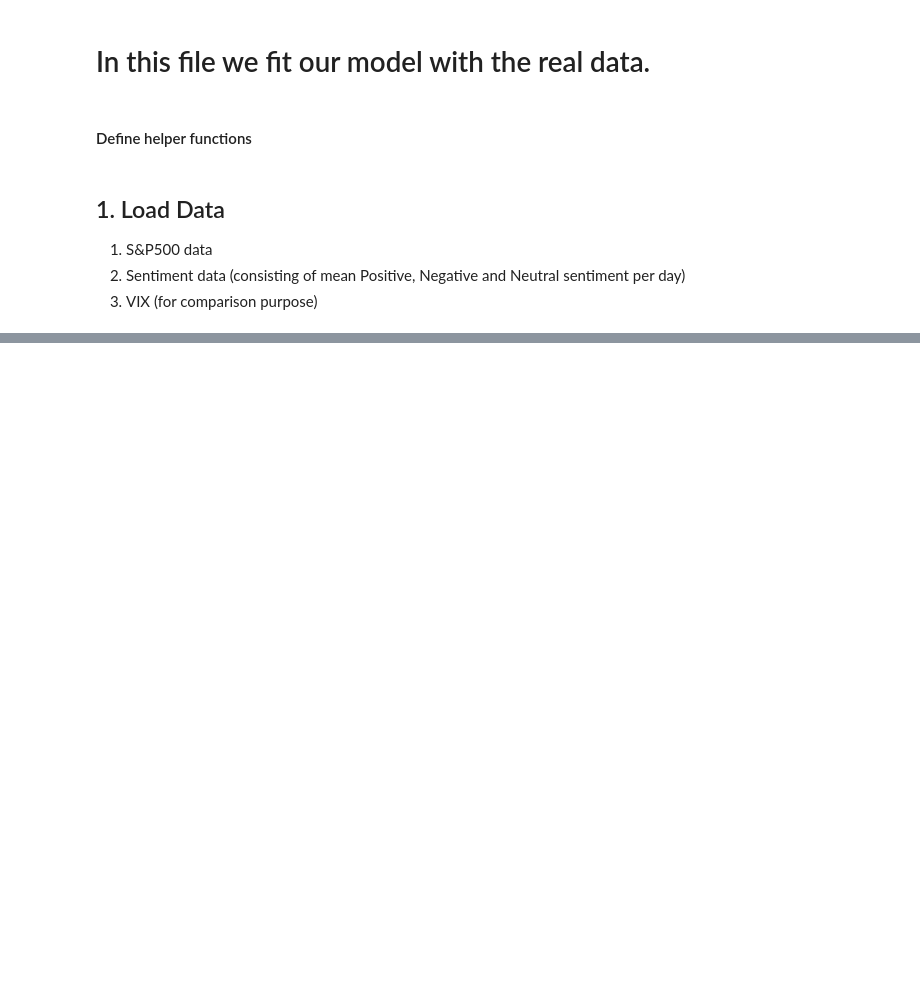
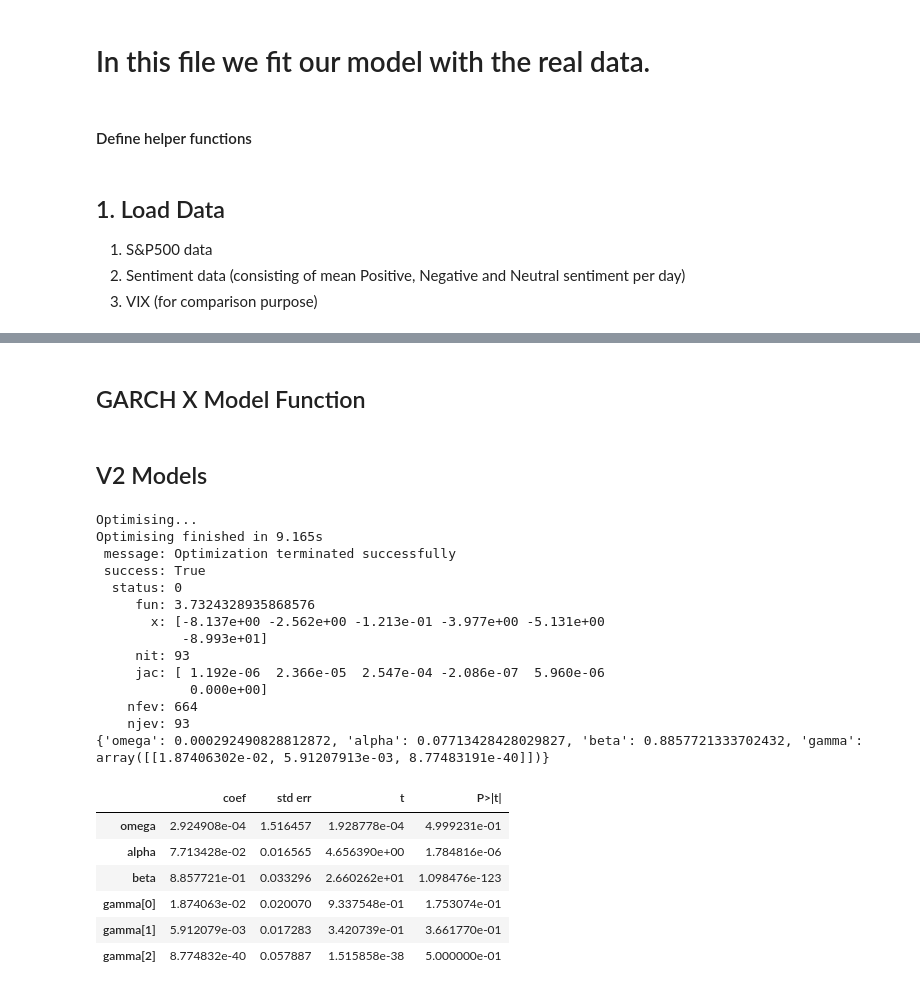
Before and after one commit to hwh1771/sentiment-analysis-volatility-forecasting, a Jupyter notebook: notebooks/04_garch_exogenous_tesla.ipynb, the cells around one changed output, grey strips where cells are left out. Saved outputs shown, nothing was run; the diff lists cells and outputs as text; code cells hidden in the pictures; blank space fills up the shorter version.

```diff
--- a/notebooks/04_garch_exogenous_tesla.ipynb
+++ b/notebooks/04_garch_exogenous_tesla.ipynb
@@ -576,0 +252,14 @@ garch_with_sentiment.summary()
+# %%
+# Load S&P data
+prices_df = pd.read_csv('../data/tesla_prices.csv')
+prices_df.index = pd.to_datetime(prices_df['Date'], format='%Y-%m-%d %H:%M:%S%z', utc=True).dt.date
+
+tesla_v1 = pd.read_csv('../data/tesla_gpt_summarised_v1.csv')
+tesla_v2 = pd.read_csv('../data/tesla_gpt_summarised_v2(strictprompt).csv')
+market_v1 = pd.read_csv('../data/market_gpt_summarised_v1.csv')
+market_v2 = pd.read_csv('../data/market_gpt_summarised_v2.csv')
+
+# Load US interest rate data
+#t_rates_df = pd.read_csv('../data/daily-treasury-rates.csv')
+#t_rates_df.index = pd.DatetimeIndex(t_rates_df['Date'])
+#t_rates_df = t_rates_df.drop(columns=['Date','Unnamed: 11',	'Unnamed: 12', '26 WEEKS BANK DISCOUNT', '26 WEEKS COUPON EQUIVALENT'])
@@ -576,0 +268,17 @@ garch_with_sentiment.summary()
+# %%
+tesla_v1 = tesla_v1.drop(columns = 'Unnamed: 0')
+tesla_v2 = tesla_v2.drop(columns = 'Unnamed: 0')
+market_v1 = market_v1.drop(columns = 'Unnamed: 0')
+market_v2 = market_v2.drop(columns = 'Unnamed: 0')
+tesla_v1['News'] = 'tesla'
+tesla_v2['News'] = 'tesla'
+market_v1['News'] = 'Market'
+market_v2['News'] = 'Market'
+tesla_v1['adjusted_date'] = pd.to_datetime(tesla_v1['adjusted_date'], format="%d/%m/%y").dt.strftime("%Y-%m-%d")
+tesla_v2['adjusted_date'] = pd.to_datetime(tesla_v2['adjusted_date'], format="%d/%m/%y").dt.strftime("%Y-%m-%d")
+tesla_v1_with_market = pd.concat([tesla_v1, market_v1],ignore_index=True)
+tesla_v2_with_market = pd.concat([tesla_v2, market_v2],ignore_index=True)
+tesla_v1_with_market.index = pd.DatetimeIndex(tesla_v1_with_market['adjusted_date'])
+tesla_v2_with_market.index = pd.DatetimeIndex(tesla_v2_with_market['adjusted_date'])
+tesla_v1_with_market = tesla_v1_with_market.drop(columns = 'adjusted_date')
+tesla_v2_with_market = tesla_v2_with_market.drop(columns = 'adjusted_date')
@@ -576,0 +324,2 @@ garch_with_sentiment.summary()
+# %% [markdown]
+## GARCH X Model Function
@@ -576,0 +334,27 @@ garch_with_sentiment.summary()
+# %% [markdown]
+## V2 Models
+# %%
+## V2_2 with 3 exo variables
+train_model(tesla_v2_2['log_returns'][10:], tesla_v2_2[exo_sentiment][10:],100,10,False,'SLSQP')
+# %% [output]
+Optimising...
+Optimising finished in 9.165s
+ message: Optimization terminated successfully
+ success: True
+  status: 0
+     fun: 3.7324328935868576
+       x: [-8.137e+00 -2.562e+00 -1.213e-01 -3.977e+00 -5.131e+00
+           -8.993e+01]
+     nit: 93
+     jac: [ 1.192e-06  2.366e-05  2.547e-04 -2.086e-07  5.960e-06
+            0.000e+00]
+    nfev: 664
+    njev: 93
+{'omega': 0.000292490828812872, 'alpha': 0.07713428428029827, 'beta': 0.8857721333702432, 'gamma': array([[1.87406302e-02, 5.91207913e-03, 8.77483191e-40]])}
+|  | coef | std err | t | P>|t| |
+| omega | 2.924908e-04 | 1.516457 | 1.928778e-04 | 4.999231e-01 |
+| alpha | 7.713428e-02 | 0.016565 | 4.656390e+00 | 1.784816e-06 |
+| beta | 8.857721e-01 | 0.033296 | 2.660262e+01 | 1.098476e-123 |
+| gamma[0] | 1.874063e-02 | 0.020070 | 9.337548e-01 | 1.753074e-01 |
+| gamma[1] | 5.912079e-03 | 0.017283 | 3.420739e-01 | 3.661770e-01 |
+| gamma[2] | 8.774832e-40 | 0.057887 | 1.515858e-38 | 5.000000e-01 |
```
Also changed, not shown: parts of 57 cells of this notebook.
